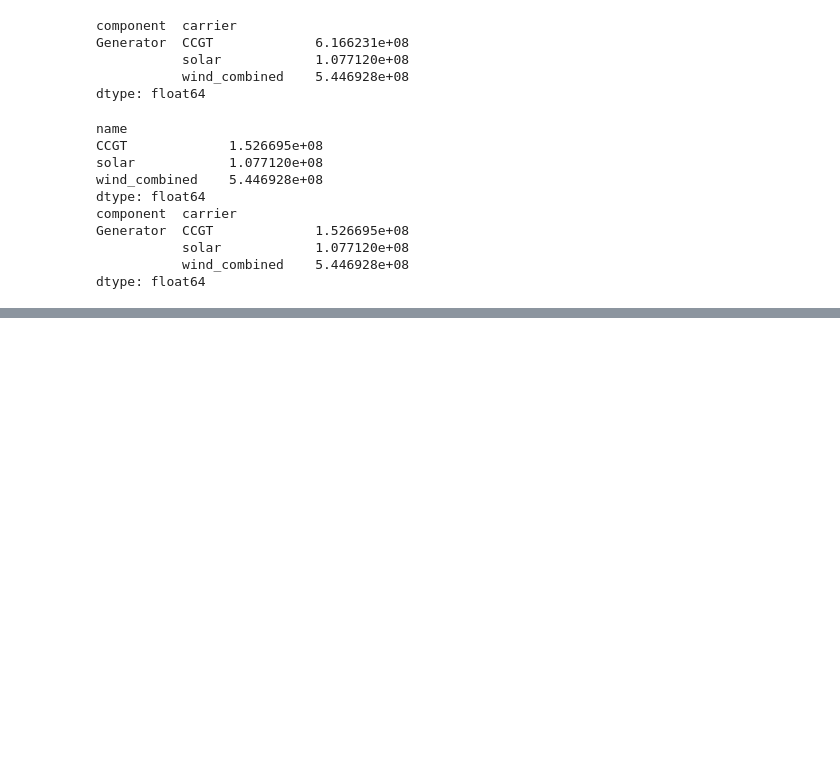
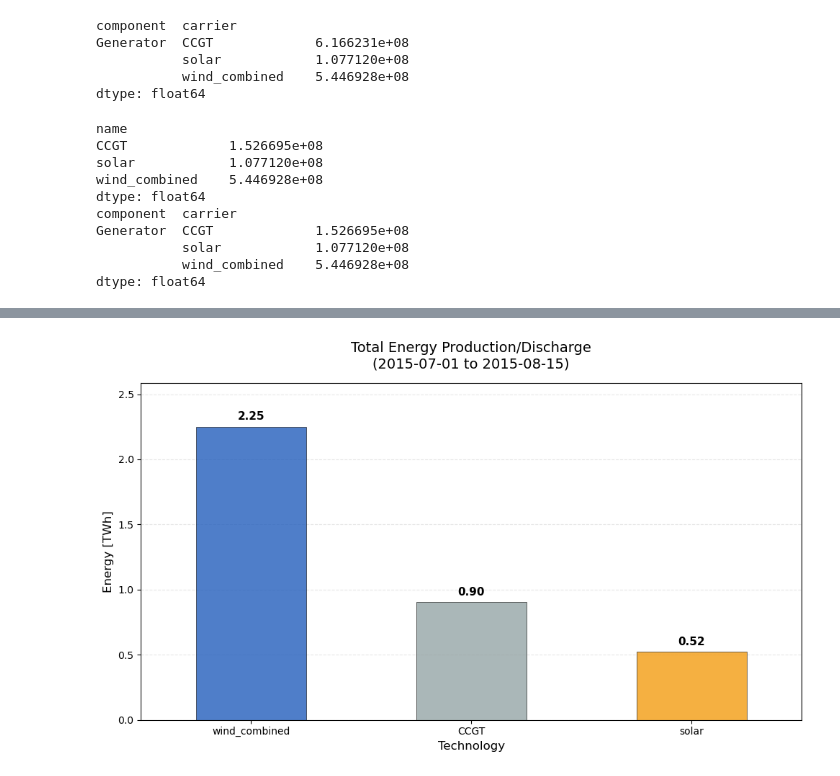
Before and after one commit to KenzoDTU/Integrated-Energy-Grids-A1G21, a Jupyter notebook: Part_1.ipynb, the cells around one changed output, grey strips where cells are left out. Cells and saved outputs as stored; diff of their text form; code cells hidden in the pictures; blank space fills up the shorter version.

```diff
--- a/Part_1.ipynb
+++ b/Part_1.ipynb
@@ -256,0 +272,4 @@ dtype: float64
+# %%
+fti.plot_energy_production(dnk_n, '2015-07-01', '2015-08-15')
+# %% [output]
+[figure, added]
```
Also changed, not shown: parts of 11 cells of this notebook, 1 other file.
